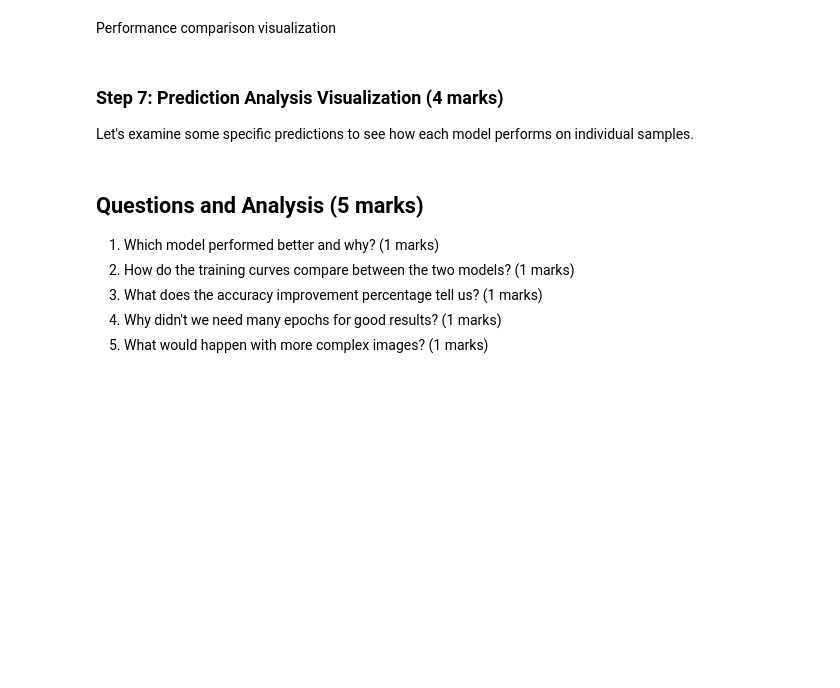
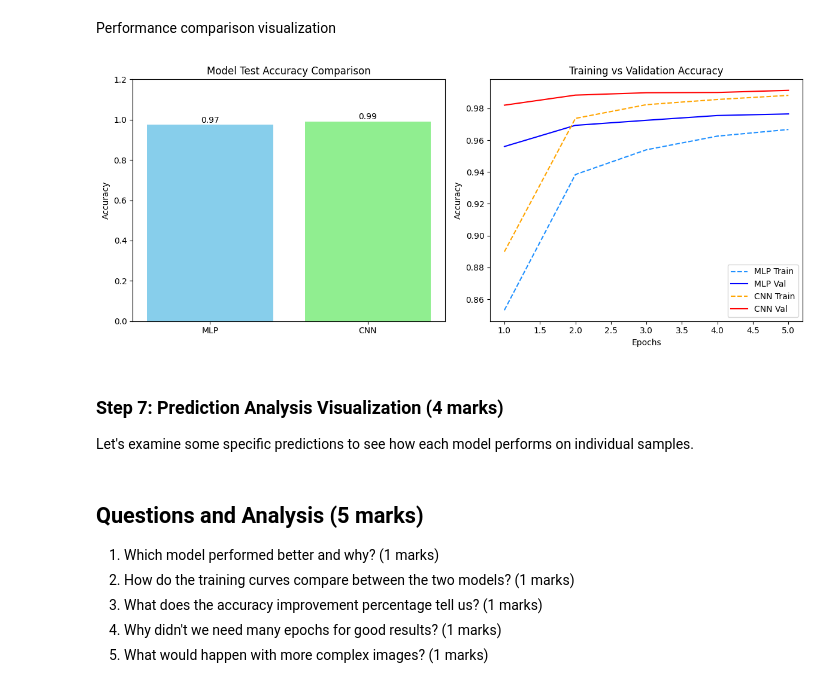
Before and after one commit to andrew-thai08/ENGG680_2025_Fall, a Jupyter notebook: Lab_Assignment2/Assignment2.ipynb, the cells around one changed output. Cells and saved outputs as stored; diff of their text form; code cells hidden in the pictures; blank space fills up the shorter version.

Commit message:
Completed step 4 and 6 of part 3

```diff
--- a/Lab_Assignment2/Assignment2.ipynb
+++ b/Lab_Assignment2/Assignment2.ipynb
@@ -1020,8 +1024,8 @@ CNN Model created
 # (1 marks)
 cnn_history = cnn_model.fit(
     X_train_normalized, y_train_categorical,
-    epochs=5, #replace with 'EPOCHS'
-    batch_size=128, #replace with 'BATCHSIZE'
+    epochs=EPOCHS,
+    batch_size=BATCH_SIZE,
     validation_split=0.1,
     verbose=0
 )
@@ -1040,14 +1044,24 @@ Using .predict(), .evaluate() functions as we used in part2
 # Get test loss and accuracy, make predictions, convert probabilities to class labels
 
 # your code here for mlp (1.5 marks)
+mlp_loss, mlp_accuracy = mlp_model.evaluate(X_test_normalized, y_test_categorical)
+mlp_predictions = mlp_model.predict(X_test_normalized)
+
+
 
 # Note: The model outputs class probabilities (softmax). We convert these to discrete class labels by taking the index of the maximum probability (argmax).
 # These integer labels (0-9) are required for computing accuracy, building confusion matrices, and for plotting / comparing predicted vs true labels.
 mlp_predicted_classes = np.argmax(mlp_predictions, axis=1)
 
 # your code here for cnn (1.5 marks)
+cnn_loss, cnn_accuracy = cnn_model.evaluate(X_test_normalized, y_test_categorical)
+cnn_predictions = cnn_model.predict(X_test_normalized)
 
 # Similarly, convert CNN predicted probabilities to class labels
-
+cnn_predicted_classes = np.argmax(cnn_predictions, axis=1)
 
 # Display Results
+print("MLP Test Loss:", mlp_loss)
+print("MLP Test Accuracy:", mlp_accuracy)
+print("CNN Test Loss:", cnn_loss)
+print("CNN Test Accuracy:", cnn_accuracy)
@@ -1065,3 +1079,38 @@ plt.show()
+# %%
+# Create side-by-side bar chart for model accuracy comparison and line plot for training progress comparison
+# (1 marks)
+# put them in a single figure horizontally
+fig, axes = plt.subplots(1,2, figsize=(12,5))
+models = ['MLP','CNN']
+accuracies = [mlp_accuracy, cnn_accuracy]
+
+# Add titles, labels, legends for clarity
+axes[0].bar(models, accuracies, color=['skyblue', 'lightgreen'])
+axes[0].set_title('Model Test Accuracy Comparison')
+axes[0].set_ylabel('Accuracy')
+axes[0].set_ylim(0,1.2)
+for i, acc in enumerate(accuracies):
+  axes[0].text(i, acc + 0.01, f"{acc:.2f}", ha='center', fontsize=10)
+
+# hint: use .history() function to get training history from the training step
+
+epochs = range(1, len(mlp_history.history['accuracy'])+1)
+
+axes[1].plot(epochs, mlp_history.history['accuracy'], label='MLP Train', linestyle='--', color='dodgerblue')
+axes[1].plot(epochs, mlp_history.history['val_accuracy'], label='MLP Val', color='blue')
+
+axes[1].plot(epochs, cnn_history.history['accuracy'], label='CNN Train', linestyle='--', color='orange')
+axes[1].plot(epochs, cnn_history.history['val_accuracy'], label='CNN Val', color='red')
+
+axes[1].set_title('Training vs Validation Accuracy')
+axes[1].set_xlabel('Epochs')
+axes[1].set_ylabel('Accuracy')
+axes[1].legend()
+
+plt.tight_layout()
+plt.show()
+# %% [output]
+[figure, added]
 # %% [markdown]
 ### Step 7: Prediction Analysis Visualization (4 marks)
 
```
Also changed, not shown: parts of 6 cells of this notebook.
